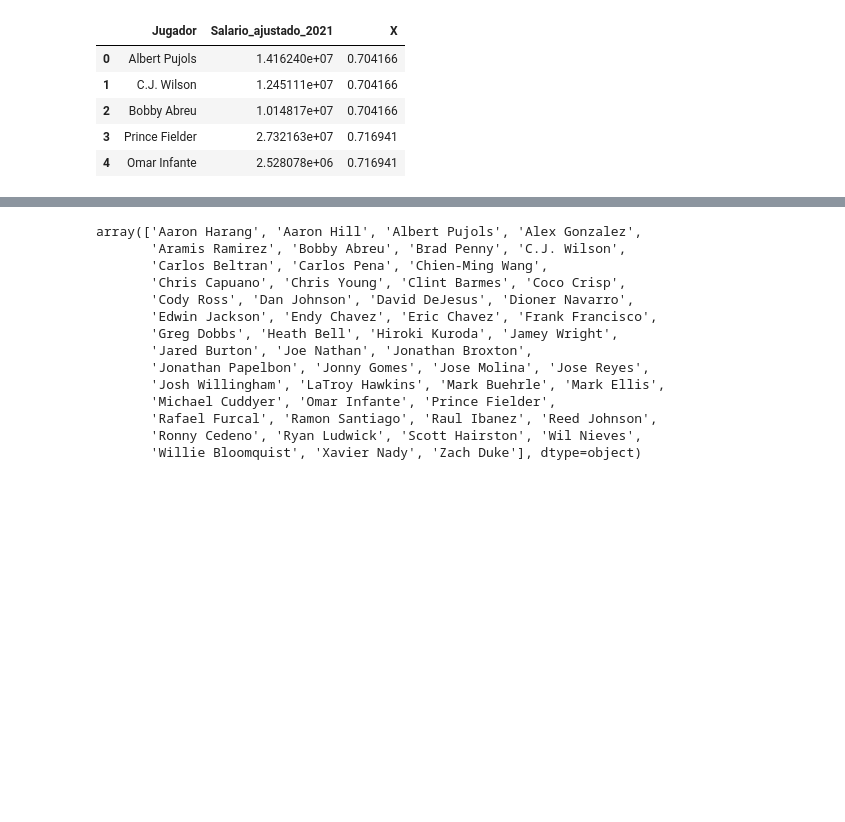
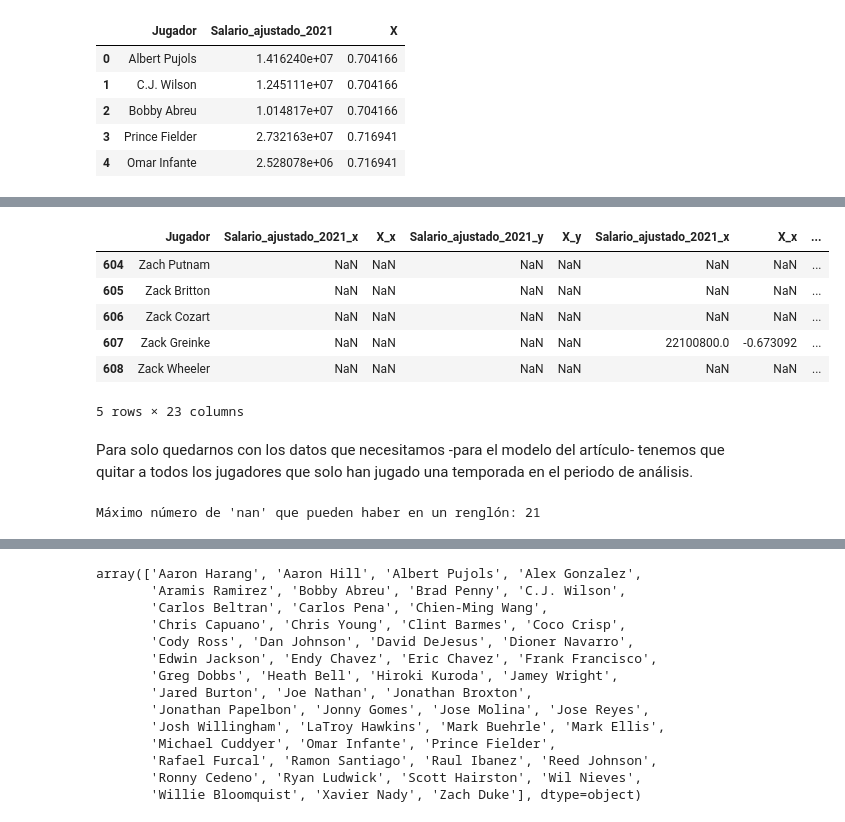
Before and after one commit to PhysTony/MLB_hardball_negotations, a Jupyter notebook: Models/Linear_models/Free_agent/article_linear_regression_free_agent.ipynb, the cells around one changed output, grey strips where cells are left out. Cells and saved outputs as stored; diff of their text form; code cells hidden in the pictures; blank space fills up the shorter version.

```diff
--- a/Models/Linear_models/Free_agent/article_linear_regression_free_agent.ipynb
+++ b/Models/Linear_models/Free_agent/article_linear_regression_free_agent.ipynb
@@ -427,0 +477,17 @@ df_players_copy[1].head()
+# %%
+panel_data.tail()
+# %% [output]
+|  | Jugador | Salario_ajustado_2021_x | X_x | Salario_ajustado_2021_y | X_y | Salario_ajustado_2021_x | X_x | ... |
+| 604 | Zach Putnam | NaN | NaN | NaN | NaN | NaN | NaN | ... |
+| 605 | Zack Britton | NaN | NaN | NaN | NaN | NaN | NaN | ... |
+| 606 | Zack Cozart | NaN | NaN | NaN | NaN | NaN | NaN | ... |
+| 607 | Zack Greinke | NaN | NaN | NaN | NaN | 22100800.0 | -0.673092 | ... |
+| 608 | Zack Wheeler | NaN | NaN | NaN | NaN | NaN | NaN | ... |
+5 rows × 23 columns
+# %% [markdown]
+Para solo quedarnos con los datos que necesitamos -para el modelo del artículo- tenemos que quitar a todos los jugadores que solo han jugado una temporada en el periodo de análisis.
+# %%
+maximo_nan = panel_data.shape[1] - 2
+print("Máximo número de 'nan' que pueden haber en un renglón: " + str(maximo_nan))
+# %% [output]
+Máximo número de 'nan' que pueden haber en un renglón: 21
```
Also changed, not shown: parts of 11 cells of this notebook, 11 other files.
